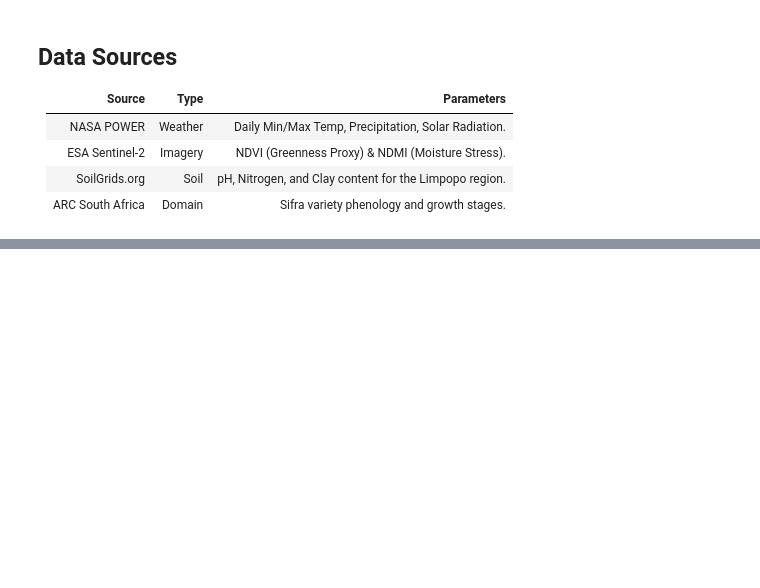
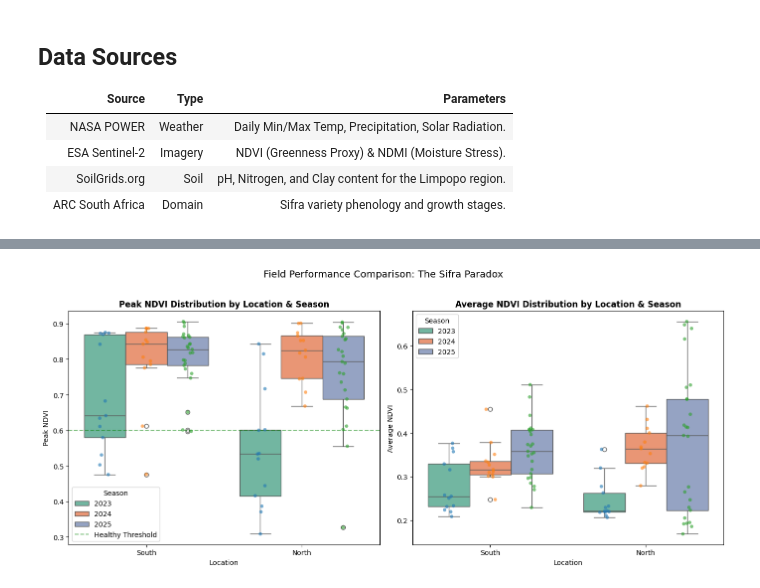
Before and after one commit to Rpvermaak/sifra-potato-yield-analysis, a Jupyter notebook: notebooks/Notebook_B_Comparative_Analysis_&_Modeling.ipynb, the cells around one changed output, grey strips where cells are left out. Drawn from its saved outputs; the diff is of its cells as text; code cells hidden in the pictures; blank space fills up the shorter version.

```diff
--- a/notebooks/Notebook_B_Comparative_Analysis_&_Modeling.ipynb
+++ b/notebooks/Notebook_B_Comparative_Analysis_&_Modeling.ipynb
@@ -458,0 +274,14 @@ Line plot showing NDVI trends for low-performing fields generated.
+# %%
+# Calculate field-level metrics
+field_metrics = df.groupby(['Field_ID', 'Season', 'Location'])['NDVI'].agg(
+    Peak_NDVI='max',
+    Average_NDVI='mean',
+    Observations='count'
+).reset_index()
+
+field_metrics['Season'] = field_metrics['Season'].astype(str)
+
+print("📊 Field Performance Metrics")
+print(f"Total fields analyzed: {field_metrics['Field_ID'].nunique()}")
+print(f"\n--- Top 10 Best Performing Fields (by Peak NDVI) ---")
+display(field_metrics.sort_values('Peak_NDVI', ascending=False).head(10))
@@ -458,0 +304,28 @@ Line plot showing NDVI trends for low-performing fields generated.
+# %%
+# Visualization: Peak NDVI by Location and Season
+fig, axes = plt.subplots(1, 2, figsize=(14, 6))
+
+# Box plot of Peak NDVI
+ax1 = axes[0]
+sns.boxplot(data=field_metrics, x='Location', y='Peak_NDVI', hue='Season', ax=ax1, palette='Set2')
+sns.stripplot(data=field_metrics, x='Location', y='Peak_NDVI', hue='Season', ax=ax1,
+              dodge=True, alpha=0.6, legend=False)
+ax1.set_title('Peak NDVI Distribution by Location & Season', fontweight='bold')
+ax1.set_ylabel('Peak NDVI')
+ax1.axhline(y=0.6, color='green', linestyle='--', alpha=0.5, label='Healthy Threshold')
+ax1.legend(title='Season')
+
+# Box plot of Average NDVI
+ax2 = axes[1]
+sns.boxplot(data=field_metrics, x='Location', y='Average_NDVI', hue='Season', ax=ax2, palette='Set2')
+sns.stripplot(data=field_metrics, x='Location', y='Average_NDVI', hue='Season', ax=ax2,
+              dodge=True, alpha=0.6, legend=False)
+ax2.set_title('Average NDVI Distribution by Location & Season', fontweight='bold')
+ax2.set_ylabel('Average NDVI')
+ax2.legend(title='Season')
+
+plt.suptitle('Field Performance Comparison: The Sifra Paradox', fontsize=14, y=1.02)
+plt.tight_layout()
+plt.show()
+# %% [output]
+[figure, added]
```
Also changed, not shown: parts of 44 cells of this notebook, 9 other files.
